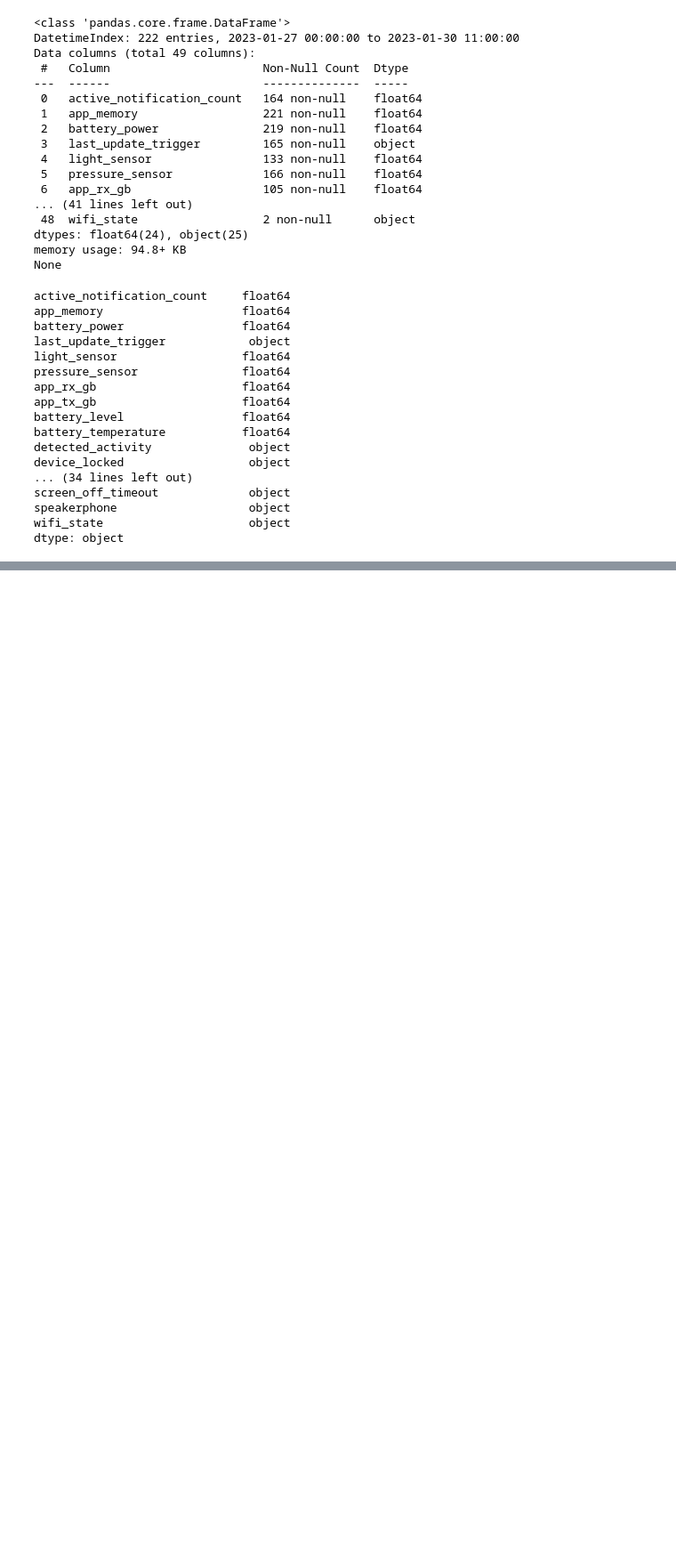
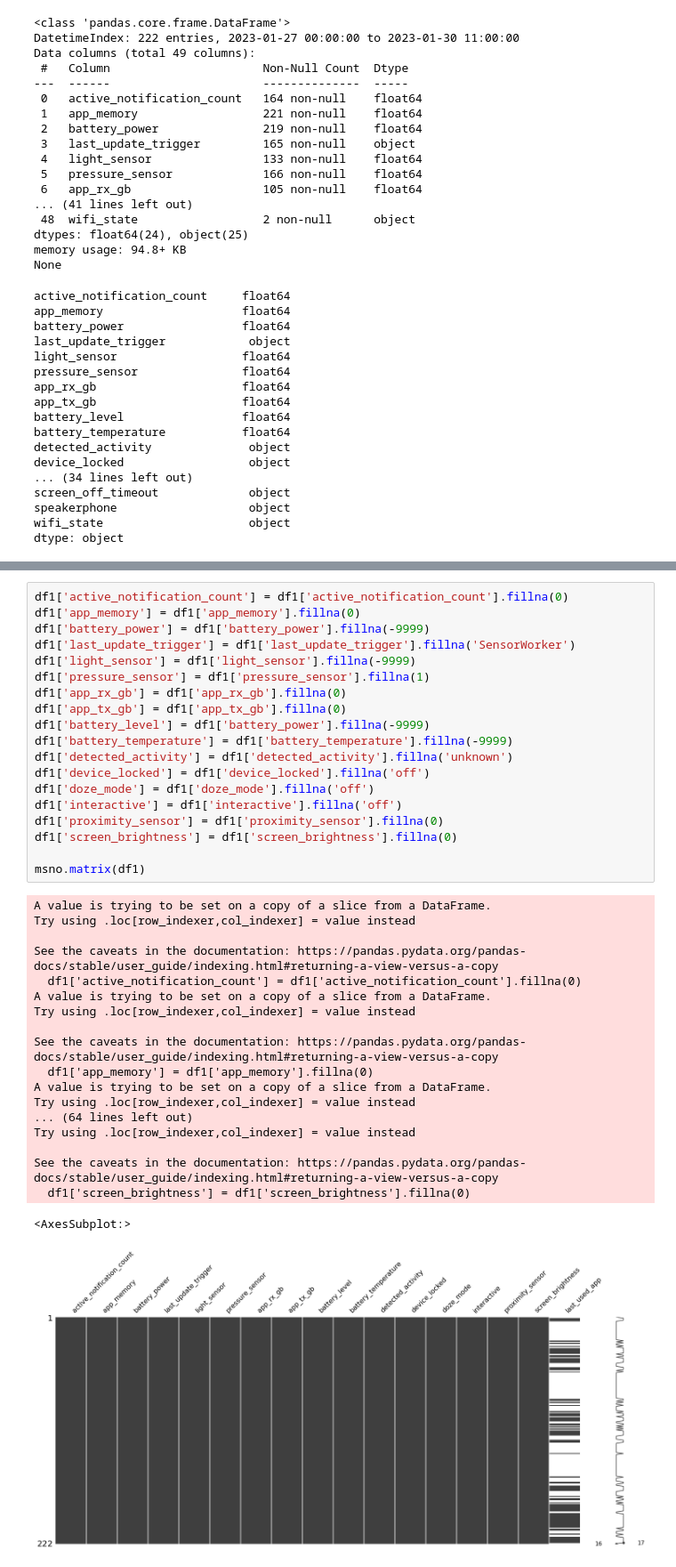
Before and after one commit to nunof98/data-fusion, a Jupyter notebook: main.ipynb, the cells around one changed output, grey strips where cells are left out. Shown: that part at 89% size. Cells and saved outputs as stored; diff of their text form; blank space fills up the shorter version.

```diff
--- a/main.ipynb
+++ b/main.ipynb
@@ -330,0 +380,39 @@ dtype: object
+# %%
+df1['active_notification_count'] = df1['active_notification_count'].fillna(0)
+df1['app_memory'] = df1['app_memory'].fillna(0)
+df1['battery_power'] = df1['battery_power'].fillna(-9999)
+df1['last_update_trigger'] = df1['last_update_trigger'].fillna('SensorWorker')
+df1['light_sensor'] = df1['light_sensor'].fillna(-9999)
+df1['pressure_sensor'] = df1['pressure_sensor'].fillna(1)
+df1['app_rx_gb'] = df1['app_rx_gb'].fillna(0)
+df1['app_tx_gb'] = df1['app_tx_gb'].fillna(0)
+df1['battery_level'] = df1['battery_power'].fillna(-9999)
+df1['battery_temperature'] = df1['battery_temperature'].fillna(-9999)
+df1['detected_activity'] = df1['detected_activity'].fillna('unknown')
+df1['device_locked'] = df1['device_locked'].fillna('off')
+df1['doze_mode'] = df1['doze_mode'].fillna('off')
+df1['interactive'] = df1['interactive'].fillna('off')
+df1['proximity_sensor'] = df1['proximity_sensor'].fillna(0)
+df1['screen_brightness'] = df1['screen_brightness'].fillna(0)
+
+msno.matrix(df1)
+# %% [output]
+A value is trying to be set on a copy of a slice from a DataFrame.
+Try using .loc[row_indexer,col_indexer] = value instead
+
+See the caveats in the documentation: https://pandas.pydata.org/pandas-docs/stable/user_guide/indexing.html#returning-a-view-versus-a-copy
+  df1['active_notification_count'] = df1['active_notification_count'].fillna(0)
+A value is trying to be set on a copy of a slice from a DataFrame.
+Try using .loc[row_indexer,col_indexer] = value instead
+
+See the caveats in the documentation: https://pandas.pydata.org/pandas-docs/stable/user_guide/indexing.html#returning-a-view-versus-a-copy
+  df1['app_memory'] = df1['app_memory'].fillna(0)
+A value is trying to be set on a copy of a slice from a DataFrame.
+Try using .loc[row_indexer,col_indexer] = value instead
+... (64 lines left out)
+Try using .loc[row_indexer,col_indexer] = value instead
+
+See the caveats in the documentation: https://pandas.pydata.org/pandas-docs/stable/user_guide/indexing.html#returning-a-view-versus-a-copy
+  df1['screen_brightness'] = df1['screen_brightness'].fillna(0)
+<AxesSubplot:>
+[figure, added]
```
Also changed, not shown: parts of 8 cells of this notebook, 2 other files.
